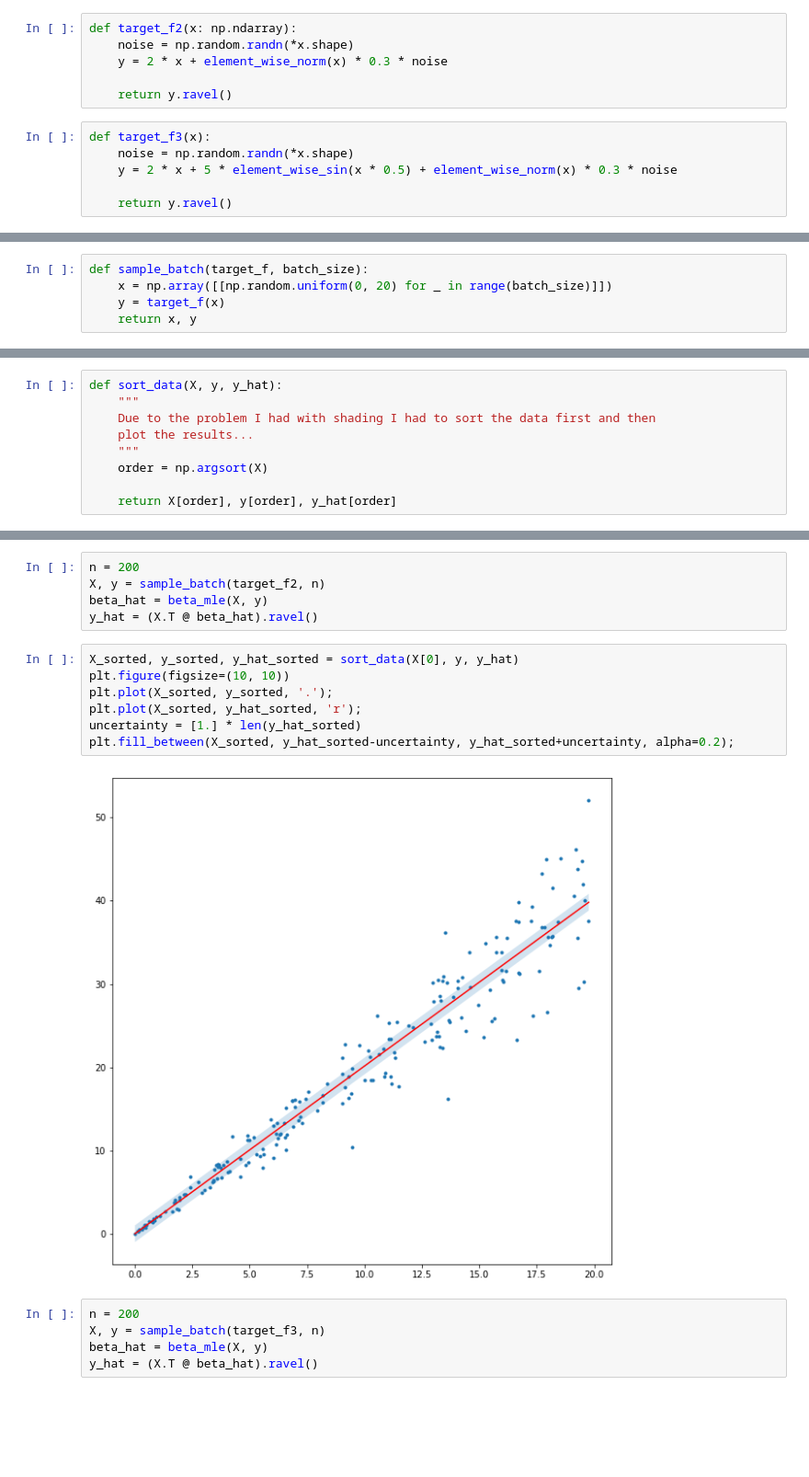
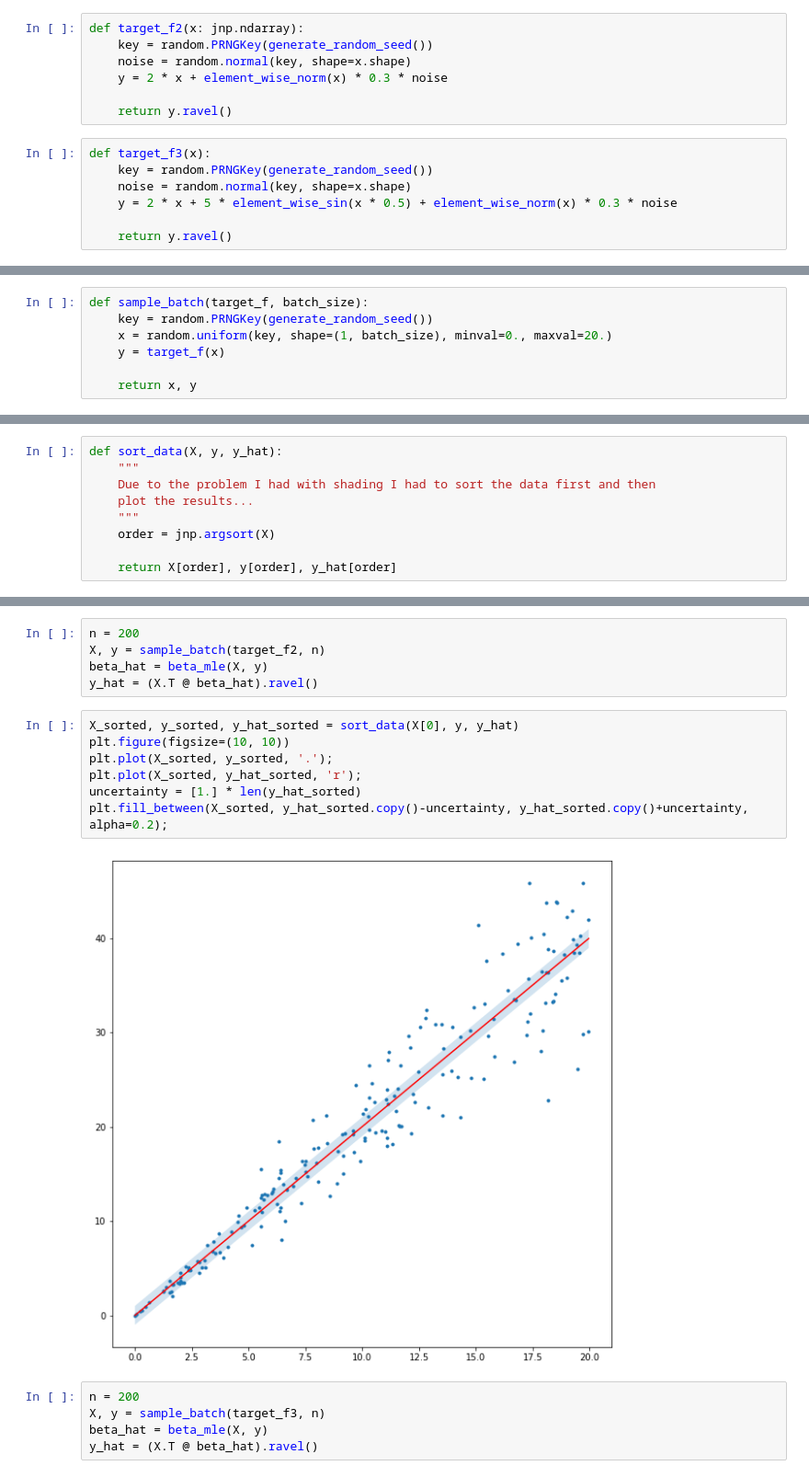
Before and after one commit to mrsalehi/csc2506-prob-learn-reason, a Jupyter notebook: Assignment-1/Q3.ipynb, the cells around one changed output, grey strips where cells are left out. Shown: that part at 92% size. Saved outputs shown, nothing was run; the diff lists cells and outputs as text; blank space fills up the shorter version.

```diff
--- a/Assignment-1/Q3.ipynb
+++ b/Assignment-1/Q3.ipynb
@@ -24,12 +29,14 @@ def element_wise_sin(x: np.ndarray):
 # %%
-def target_f2(x: np.ndarray):
-    noise = np.random.randn(*x.shape)
+def target_f2(x: jnp.ndarray):
+    key = random.PRNGKey(generate_random_seed())
+    noise = random.normal(key, shape=x.shape)
     y = 2 * x + element_wise_norm(x) * 0.3 * noise
 
     return y.ravel()
 # %%
 def target_f3(x):
-    noise = np.random.randn(*x.shape)
+    key = random.PRNGKey(generate_random_seed())
+    noise = random.normal(key, shape=x.shape)
     y = 2 * x + 5 * element_wise_sin(x * 0.5) + element_wise_norm(x) * 0.3 * noise
 
     return y.ravel()
@@ -37,8 +44,10 @@ def target_f3(x):
 ## Sample data from the target functions
 # %%
 def sample_batch(target_f, batch_size):
-    x = np.array([[np.random.uniform(0, 20) for _ in range(batch_size)]])
+    key = random.PRNGKey(generate_random_seed())
+    x = random.uniform(key, shape=(1, batch_size), minval=0., maxval=20.)
     y = target_f(x)
+
     return x, y
 # %% [markdown]
 ## Test assumptions about your dimensions
@@ -114,7 +123,7 @@ def sort_data(X, y, y_hat):
     Due to the problem I had with shading I had to sort the data first and then
     plot the results...
     """
-    order = np.argsort(X)
+    order = jnp.argsort(X)
 
     return X[order], y[order], y_hat[order]
 # %%
@@ -134,12 +144,12 @@ y_hat = (X.T @ beta_hat).ravel()
 # %%
 X_sorted, y_sorted, y_hat_sorted = sort_data(X[0], y, y_hat)
 plt.figure(figsize=(10, 10))
 plt.plot(X_sorted, y_sorted, '.');
 plt.plot(X_sorted, y_hat_sorted, 'r');
 uncertainty = [1.] * len(y_hat_sorted)
-plt.fill_between(X_sorted, y_hat_sorted-uncertainty, y_hat_sorted+uncertainty, alpha=0.2);
+plt.fill_between(X_sorted, y_hat_sorted.copy()-uncertainty, y_hat_sorted.copy()+uncertainty, alpha=0.2);
 # %% [output]
-[figure, old version]
+[figure, new version]
 # %%
 n = 200
 X, y = sample_batch(target_f3, n)
```
Also changed, not shown: parts of 21 cells of this notebook.
